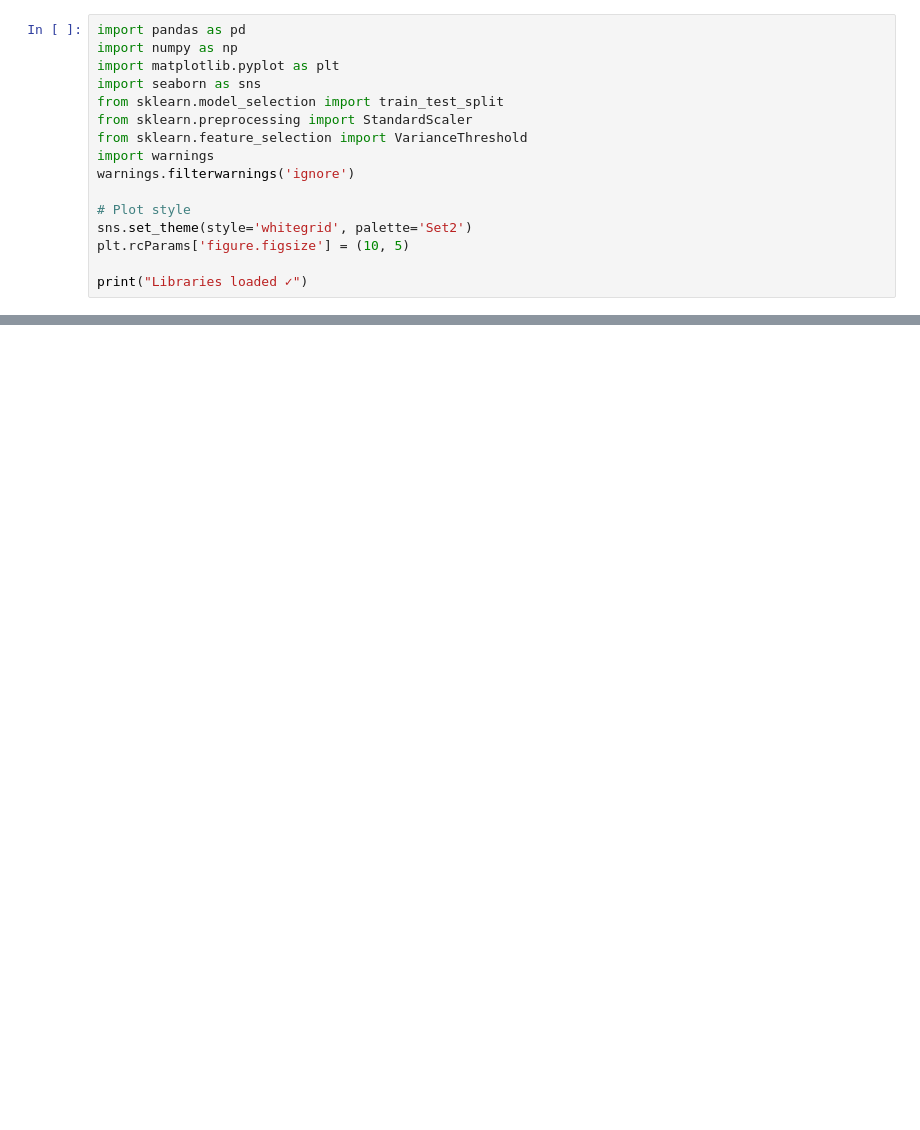
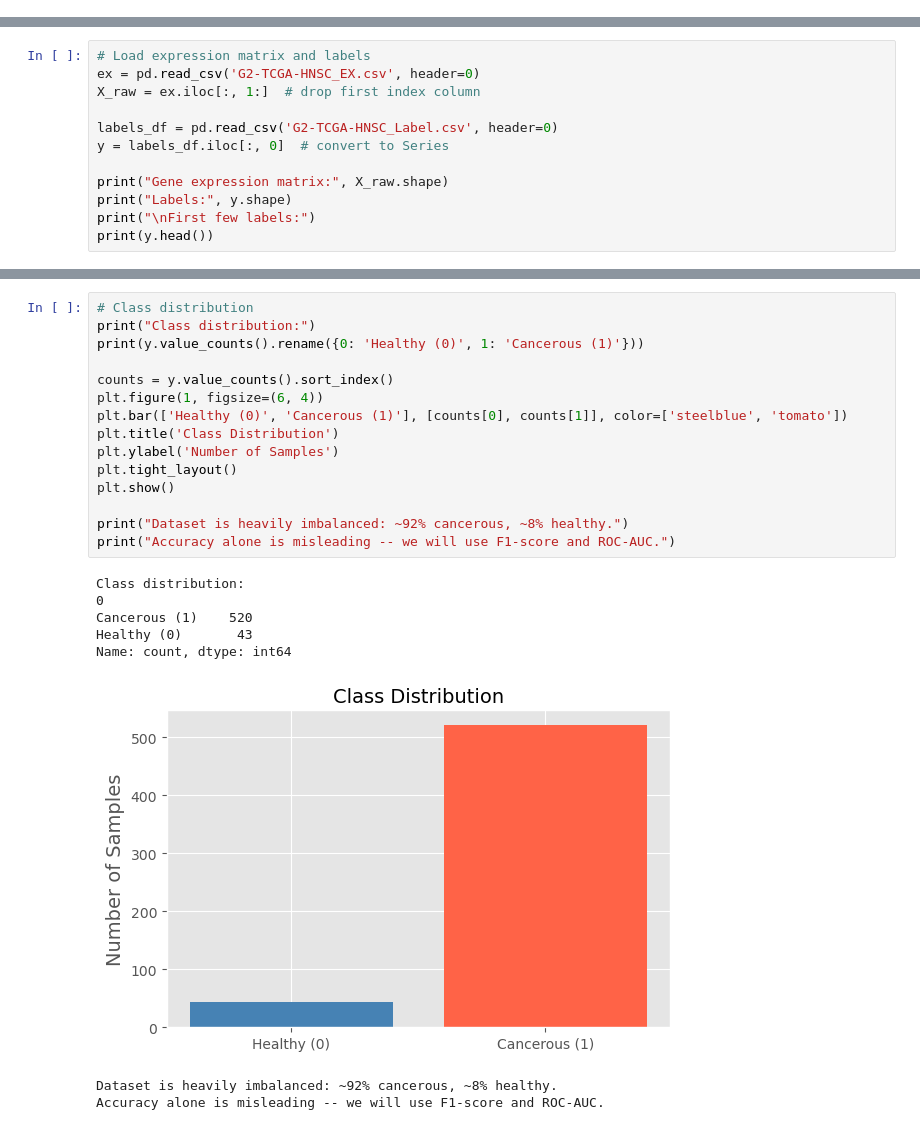
Before and after one commit to itsMeOnli/CMPS460-ML-Project, a Jupyter notebook: project.ipynb, the cells around one changed output, grey strips where cells are left out. Cells and saved outputs as stored; diff of their text form; blank space fills up the shorter version.

```diff
--- a/project.ipynb
+++ b/project.ipynb
@@ -5,16 +0,0 @@
-# %%
-import pandas as pd
-import numpy as np
-import matplotlib.pyplot as plt
-import seaborn as sns
-from sklearn.model_selection import train_test_split
-from sklearn.preprocessing import StandardScaler
-from sklearn.feature_selection import VarianceThreshold
-import warnings
-warnings.filterwarnings('ignore')
-
-# Plot style
-sns.set_theme(style='whitegrid', palette='Set2')
-plt.rcParams['figure.figsize'] = (10, 5)
-
-print("Libraries loaded ✓")
@@ -889,0 +46,12 @@ plt.show()
+# %%
+# Load expression matrix and labels
+ex = pd.read_csv('G2-TCGA-HNSC_EX.csv', header=0)
+X_raw = ex.iloc[:, 1:]  # drop first index column
+
+labels_df = pd.read_csv('G2-TCGA-HNSC_Label.csv', header=0)
+y = labels_df.iloc[:, 0]  # convert to Series
+
+print("Gene expression matrix:", X_raw.shape)
+print("Labels:", y.shape)
+print("\nFirst few labels:")
+print(y.head())
@@ -889,0 +69,24 @@ plt.show()
+# %%
+# Class distribution
+print("Class distribution:")
+print(y.value_counts().rename({0: 'Healthy (0)', 1: 'Cancerous (1)'}))
+
+counts = y.value_counts().sort_index()
+plt.figure(1, figsize=(6, 4))
+plt.bar(['Healthy (0)', 'Cancerous (1)'], [counts[0], counts[1]], color=['steelblue', 'tomato'])
+plt.title('Class Distribution')
+plt.ylabel('Number of Samples')
+plt.tight_layout()
+plt.show()
+
+print("Dataset is heavily imbalanced: ~92% cancerous, ~8% healthy.")
+print("Accuracy alone is misleading -- we will use F1-score and ROC-AUC.")
+# %% [output]
+Class distribution:
+0
+Cancerous (1)    520
+Healthy (0)       43
+Name: count, dtype: int64
+[figure, added]
+Dataset is heavily imbalanced: ~92% cancerous, ~8% healthy.
+Accuracy alone is misleading -- we will use F1-score and ROC-AUC.
```
Also changed, not shown: parts of 96 cells of this notebook, 1 other file.
